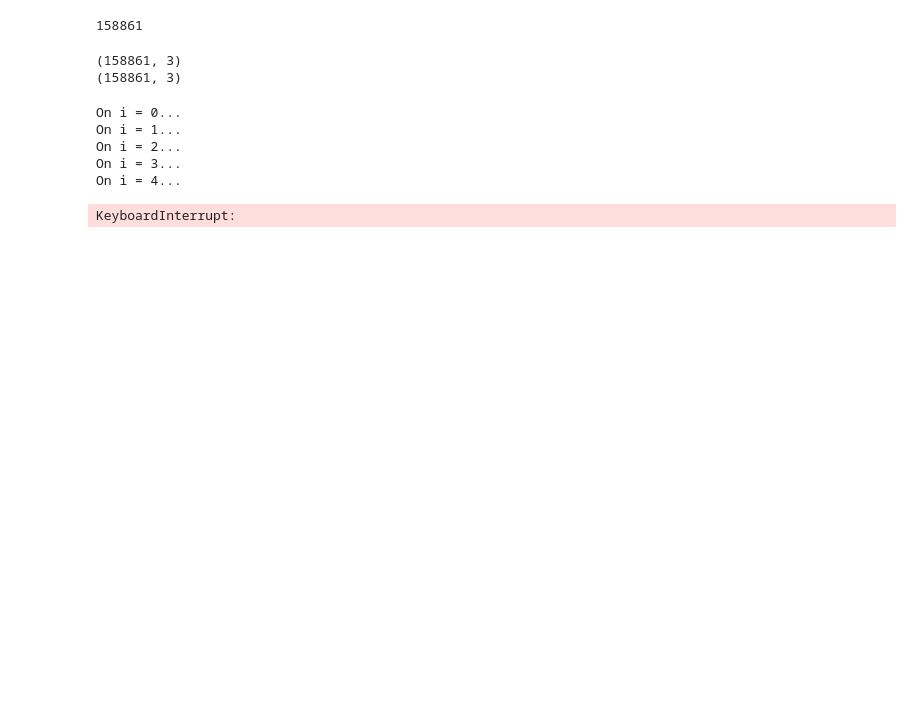
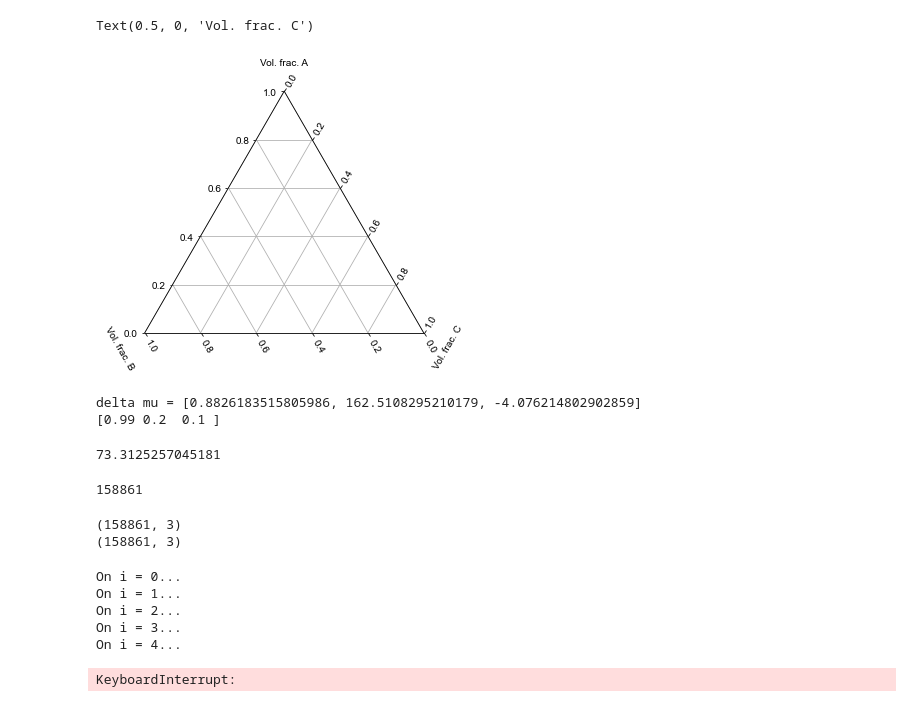
Before and after one commit to wisecashew/suite, a Jupyter notebook: py_analysis/solvent-response/FH-style/ternary/ternary.ipynb, the cells around one changed output. Saved outputs shown, nothing was run; the diff lists cells and outputs as text; code cells hidden in the pictures; blank space fills up the shorter version.

```diff
--- a/py_analysis/solvent-response/FH-style/ternary/ternary.ipynb
+++ b/py_analysis/solvent-response/FH-style/ternary/ternary.ipynb
@@ -34,3 +35,26 @@ def stab_crit (p_a, p_b, c_ab, c_bc, c_ac):
 mu_a = lambda phi_a, phi_b: np.log(phi_a)         + 1 - phi_a - va/vb * phi_b - va/vc * (1-phi_a-phi_b) + va * (phi_b**2 * chi_ab + (1-phi_a-phi_b)**2 * chi_ac + phi_b * (1-phi_a-phi_b) * (chi_ab + chi_ac - chi_bc) )
 mu_b = lambda phi_a, phi_b: np.log(phi_b)         + 1 - phi_b - vb/va * phi_a - vb/vc * (1-phi_a-phi_b) + vb * (phi_a**2 * chi_ab + (1-phi_a-phi_b)**2 * chi_bc + phi_a * (1-phi_a-phi_b) * (chi_ab + chi_bc - chi_ac) )
 mu_c = lambda phi_a, phi_b: np.log(1-phi_a-phi_b) + 1 - (1-phi_a-phi_b) - vc/va * phi_a - vc/vb * phi_b + vc * (phi_a**2 * chi_ac + phi_b**2 * chi_bc + phi_a * phi_b * (chi_ac + chi_bc - chi_ab) )
+# %%
+start = time.time()
+lsize = 3
+plt.rcParams['font.family'] = 'Arial'
+font = {'color':  'black',
+    'weight': 'normal',
+    'size': lsize}
+
+fig = plt.figure(num=1, figsize=(5,5))
+ax  = fig.add_subplot (projection="ternary")
+ax.grid ()
+positions = ['tick1', 'tick2']
+for position in positions:
+    ax.taxis.set_ticks_position(position)
+    ax.laxis.set_ticks_position(position)
+    ax.raxis.set_ticks_position(position)
+
+ax.set_tlabel('Vol. frac. A')
+ax.set_llabel('Vol. frac. B')
+ax.set_rlabel('Vol. frac. C')
+# %% [output]
+Text(0.5, 0, 'Vol. frac. C')
+[figure, added]
@@ -36,0 +69,7 @@ mu_c = lambda phi_a, phi_b: np.log(1-phi_a-phi_b) + 1 - (1-phi_a-phi_b) - vc/va
+# %%
+root = fsolve (mu_eq, [0.99, 0.2, 0.1])
+print(f"delta mu = {mu_eq(root)}")
+print(root)
+# %% [output]
+delta mu = [0.8826183515805986, 162.5108295210179, -4.076214802902859]
+[0.99 0.2  0.1 ]
@@ -36,0 +80,4 @@ mu_c = lambda phi_a, phi_b: np.log(1-phi_a-phi_b) + 1 - (1-phi_a-phi_b) - vc/va
+# %%
+stab_crit(root[1], root[2], chi_ab, chi_bc, chi_ac)
+# %% [output]
+73.3125257045181
```
Also changed, not shown: parts of 4 cells of this notebook, 3 other files.
